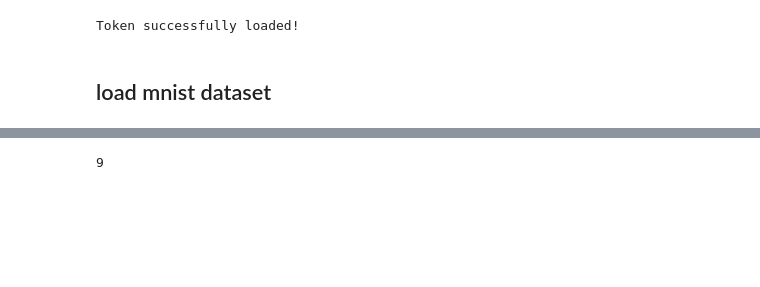
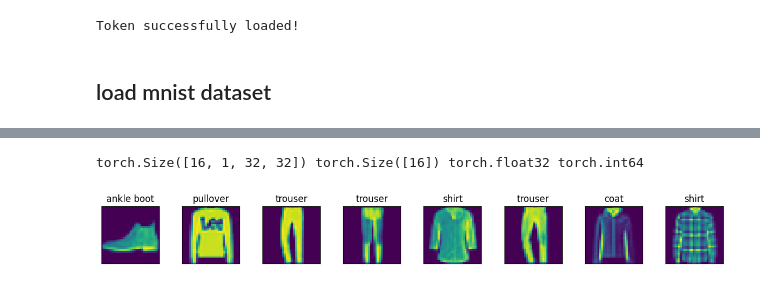
Before and after one commit to git-tejassh/mlFromScratch, a Jupyter notebook: softmaxRegression/main_notebook.ipynb, the cells around one changed output, grey strips where cells are left out. Drawn from its saved outputs; the diff is of its cells as text; code cells hidden in the pictures; blank space fills up the shorter version.

```diff
--- a/softmaxRegression/main_notebook.ipynb
+++ b/softmaxRegression/main_notebook.ipynb
@@ -20,10 +22,3 @@ print(f"Token successfully loaded!")
 Token successfully loaded!
 # %% [markdown]
 ## load mnist dataset
-# %%
-import kagglehub
-
-# Download latest version
-path = kagglehub.dataset_download("zalando-research/fashionmnist")
-
-print("Path to dataset files:", path)
@@ -44,5 +34,9 @@ class FashionMNIST():
 path = 'C:/Users/tjsss/OneDrive/Desktop/machine learning/mlFromScratch/fashionMNISTdataset'
 data = FashionMNIST(path = path)
 # %%
+@add_to_class(FashionMNIST)
+def text_labels(self, indices):
+    labels = ['t-shirt', 'trouser', 'pullover', 'dress', 'coat',
+              'sandal', 'shirt', 'sneaker', 'bag', 'ankle boot']
+
+    return [labels[int(i)] for i in indices]
-# %% [output]
-9
@@ -48,0 +49,5 @@ data = FashionMNIST(path = path)
+# %%
+x,y = next(iter(data.get_data(True)))
+print(x.shape, y.shape, x.dtype, y.dtype)
+# %% [output]
+torch.Size([16, 1, 32, 32]) torch.Size([16]) torch.float32 torch.int64
@@ -48,0 +82,5 @@ data = FashionMNIST(path = path)
+# %%
+batch = next(iter(data.get_data(train=False)))
+data.visualize(batch = batch)
+# %% [output]
+[figure, added]
```
Also changed, not shown: parts of 5 cells of this notebook.
